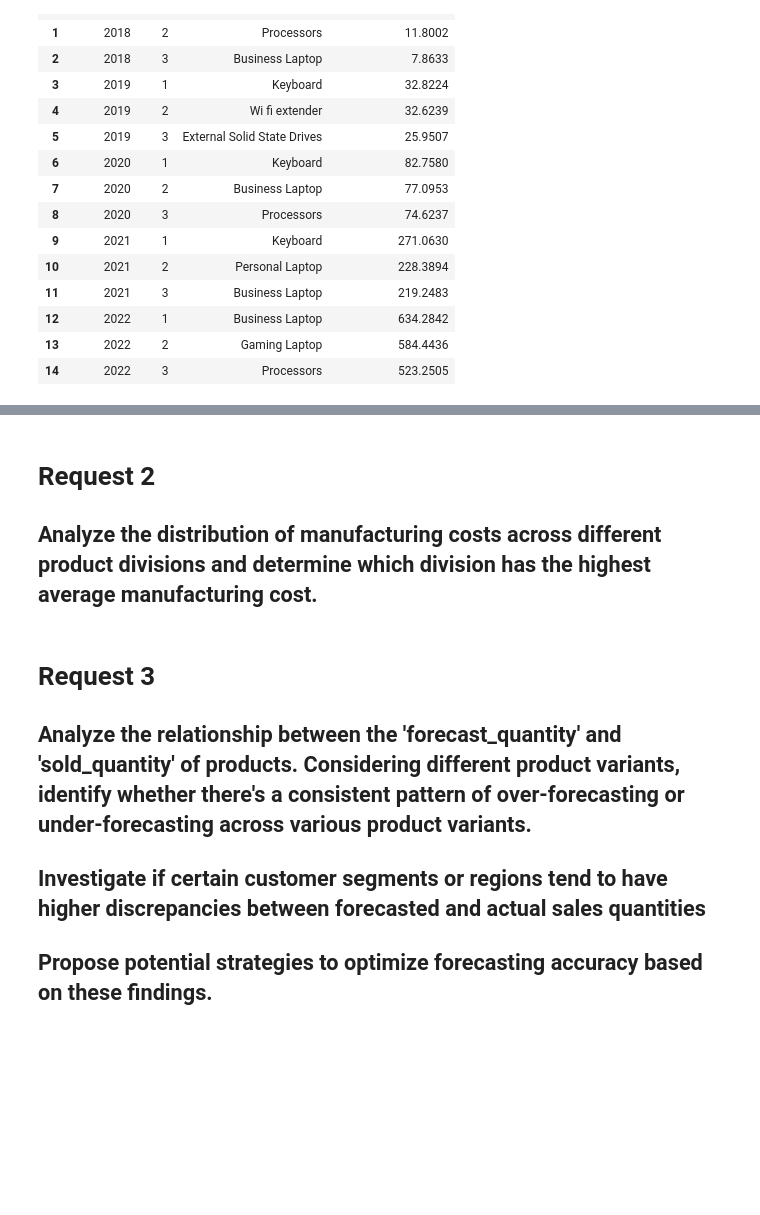
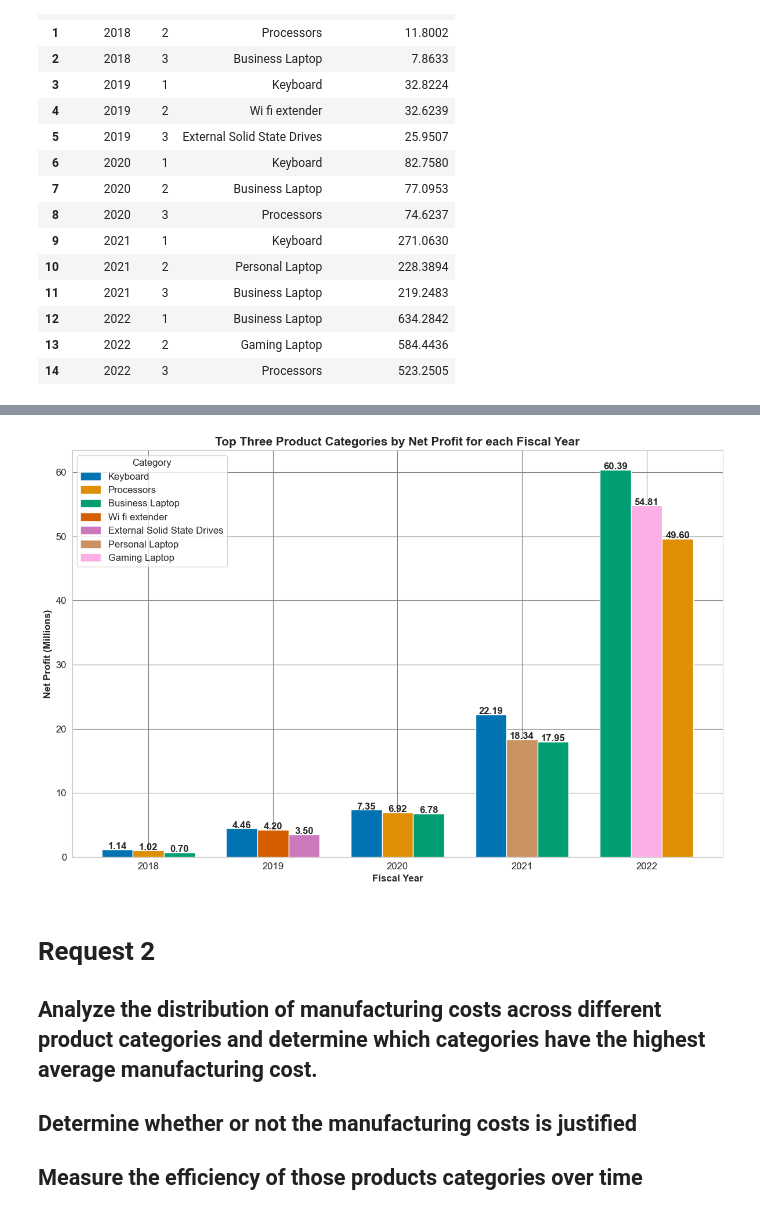
Before and after one commit to occampos/Supply-Chain-Analysis, a Jupyter notebook: analysis/sc_analysis.ipynb, the cells around one changed output, grey strips where cells are left out. Cells and saved outputs as stored; diff of their text form; code cells hidden in the pictures; blank space fills up the shorter version.

```diff
--- a/analysis/sc_analysis.ipynb
+++ b/analysis/sc_analysis.ipynb
@@ -256,0 +336,11 @@ top_categories
+# %%
+# Find top 3 categories for each fiscal year
+top_categories = net_profit_fiscal_year.groupby('fiscal_year').apply(lambda x: x.nlargest(3, 'net_profit_millions')).reset_index(drop=True)
+
+# Add rank column
+top_categories['rank'] = (top_categories.groupby('fiscal_year')['net_profit_millions'].rank(ascending=False, method='dense')).astype('int8')
+
+# Reoganize columns
+top_categories = top_categories[['fiscal_year', 'rank', 'category', 'net_profit_millions']]
+
+top_categories
@@ -257,10 +364,38 @@ top_categories
+# %%
+# Grouped Bar Chart
+
+plt.figure(figsize=(12, 8))
+
+unique_categories = top_categories['category'].unique()
+
+# Create a dictionary to map categories to colors
+category_colors = {}
+for i, category in enumerate(top_categories['category'].unique()):
+    category_colors[category] = sns.color_palette("colorblind", len(unique_categories))[i]
+
+# Plot
+bar_width = 0.25
+for index, row in top_categories.iterrows():
+    x_position = row['fiscal_year'] + (row['rank'] - 2) * bar_width
+    plt.bar(x_position, row['net_profit_millions'], width=bar_width, label=row['category'], color=category_colors[row['category']])
+    plt.text(x_position, row['net_profit_millions'] - 0.2, f'{row["net_profit_millions"]:.2f}', ha='center', va='bottom', fontsize=12, fontweight='bold')
+
+plt.title('Top Three Product Categories by Net Profit for each Fiscal Year', fontsize=15, fontweight='bold')
+plt.xlabel('Fiscal Year', fontsize=12, fontweight='bold')
+plt.ylabel('Net Profit (Millions)', fontsize=12, fontweight='bold')
+plt.yticks(range(0, int(max(top_categories['net_profit_millions']))+10, 10), fontsize=12)
+plt.xticks(fontsize=12)
+plt.tight_layout()
+
+# Create a custom legend
+handles = [plt.Rectangle((0,0),1,1, color=category_colors[category]) for category in category_colors]
+plt.legend(handles, category_colors.keys(), title='Category', bbox_to_anchor=(0, 1), loc='upper left', fontsize=12, title_fontsize=12)
+
+plt.show()
+# %% [output]
+[figure, added]
 # %% [markdown]
 # Request 2
-## Analyze the distribution of manufacturing costs across different product divisions and determine which division has the highest average manufacturing cost.
+## Analyze the distribution of manufacturing costs across different product categories and determine which categories have the highest average manufacturing cost.
+## Determine whether or not the manufacturing costs is justified
+## Measure the efficiency of those products categories over time
-# %% [markdown]
-# Request 3
-## Analyze the relationship between the 'forecast_quantity' and 'sold_quantity' of products. Considering different product variants, identify whether there's a consistent pattern of over-forecasting or under-forecasting across various product variants.
-
-## Investigate if certain customer segments or regions tend to have higher discrepancies between forecasted and actual sales quantities
-
-## Propose potential strategies to optimize forecasting accuracy based on these findings.
```
Also changed, not shown: parts of 23 cells of this notebook, 1 other file.
